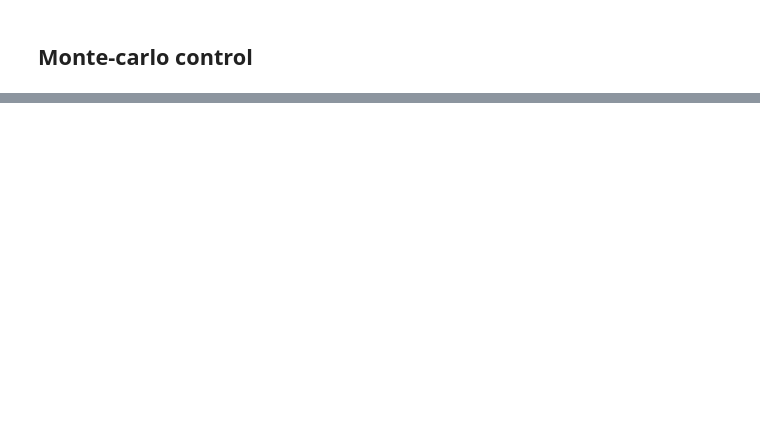
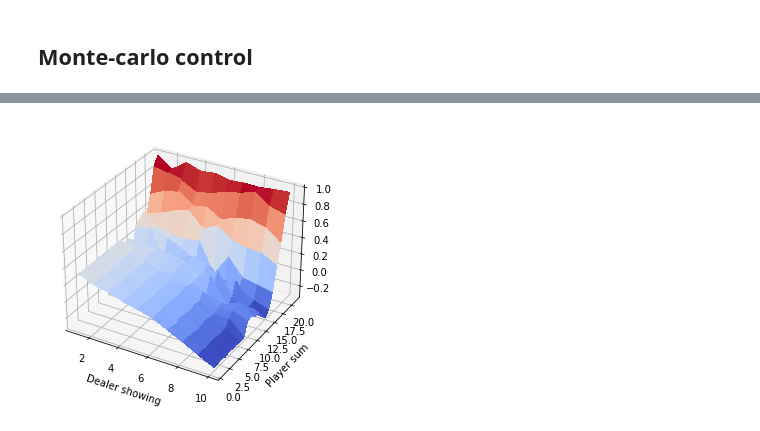
Before and after one commit to bflammers/reinforcement_learning, a Jupyter notebook: notebooks/easy21.ipynb, the cells around one changed output, grey strips where cells are left out. Saved outputs shown, nothing was run; the diff lists cells and outputs as text; code cells hidden in the pictures; blank space fills up the shorter version.

```diff
--- a/notebooks/easy21.ipynb
+++ b/notebooks/easy21.ipynb
@@ -78,22 +53,34 @@ from environments.easy21 import DealerAgent, MCAgent, EpsilonGreedyPolicy
+# %%
+episodes = 1000000
+n_checkpoints = 100
+
+episodes_per_checkpoint = round(episodes / 100)
+rewards = deque(maxlen=episodes_per_checkpoint)
+
+Vs = []
+
+env = EasyEnvironment()
+
+agent = MCAgent(
+    policy=EpsilonGreedyPolicy(N_zero=100)
+)
 # %%
-episodes = 10000
-
-rewards = []
-
-env = EasyEnvironment()
-
-agent = MCAgent(
-    policy=EpsilonGreedyPolicy(N_zero=100)
-)
-
+t_start = perf_counter()
 for i in range(episodes):
 
-    if i % (round(episodes / 20)) == 0:
-        print(f"Episode: {i:>10}/{episodes} --- {i/episodes*100:>5.1f}%")
+    if i % episodes_per_checkpoint == 0:
+        mean_reward = np.array(rewards).mean() if len(rewards) > 1 else 0
+
+        time_spent =  perf_counter() - t_start
+        print(f"Episode: {i:>10}/{episodes} --- {i/episodes*100:>5.1f}% --- mean reward: {mean_reward:>5.2f} --- elapsed: {time_spent:>4.1f}")
+        t_start = perf_counter()
+
+        if i > 1:
+            Vs.append(agent.get_V())
 
     env.reset()
     s = env.get_state()
-    print(s.key)
+    agent.reset_episode()
 
     while not s.terminal:
 
@@ -163,0 +112,6 @@ plt.show()
+# %%
+df_V = agent.get_V()
+
+plot_value_function(df_V)
+# %% [output]
+[figure, added]
```
Also changed, not shown: parts of 14 cells of this notebook, 3 other files.
